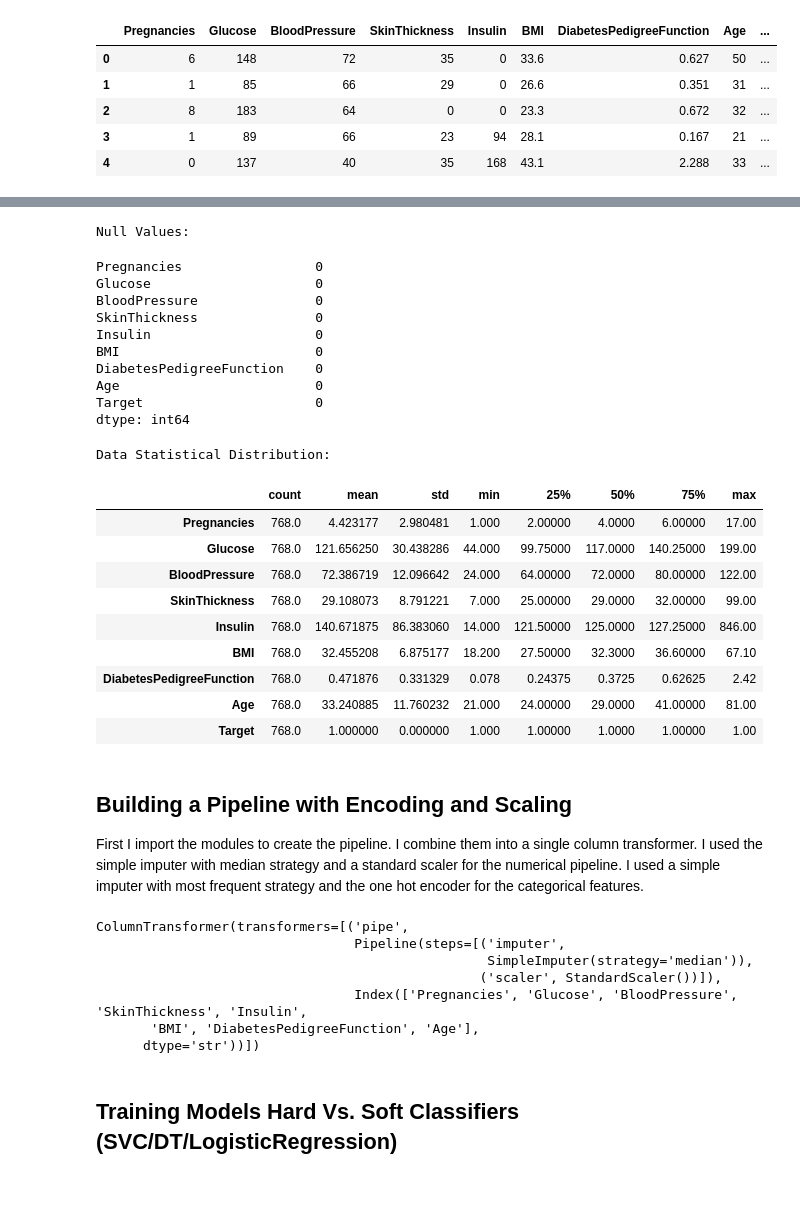
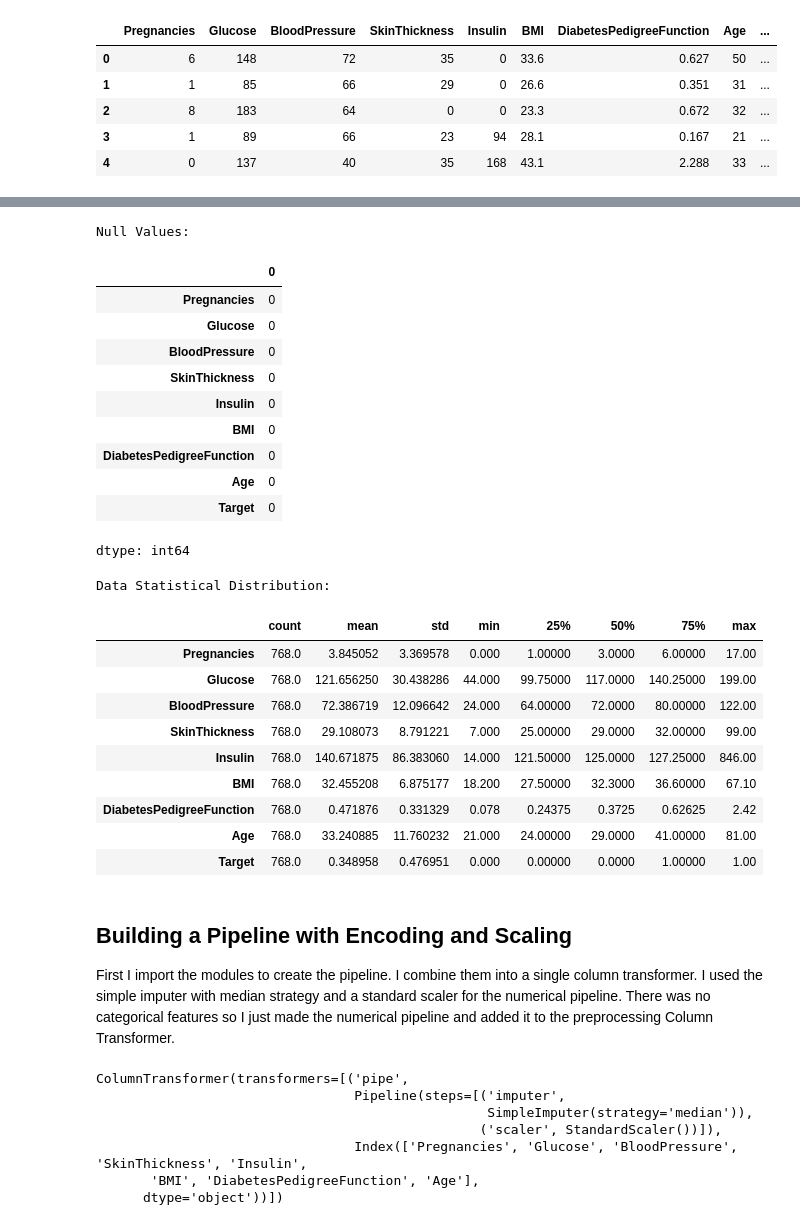
Before and after one commit to nickkraus52/MachineLearning, a Jupyter notebook: HW5/diabetes.ipynb, the cells around one changed output, grey strips where cells are left out. Saved outputs shown, nothing was run; the diff lists cells and outputs as text; code cells hidden in the pictures; blank space fills up the shorter version.

```diff
--- a/HW5/diabetes.ipynb
+++ b/HW5/diabetes.ipynb
@@ -201,45 +182,46 @@ dtype: int64
 # %%
 from sklearn.impute import SimpleImputer
 from sklearn.base import clone
 
-df = df.replace(0, np.nan)
+df[['Glucose', 'BloodPressure', 'SkinThickness', 'Insulin', 'BMI']] = df[['Glucose', 'BloodPressure', 'SkinThickness', 'Insulin', 'BMI']].replace(0, np.nan)
 
 imputer = SimpleImputer(strategy='median')
 
 sample_df = pd.DataFrame(imputer.fit_transform(df), columns=df.columns)
 
 print('\nNull Values: ')
 display(sample_df.isnull().sum())
 
 print('\nData Statistical Distribution: ')
 display(sample_df.describe().T)
 # %% [output]
 Null Values:
+|  | 0 |
+| Pregnancies | 0 |
+| Glucose | 0 |
+| BloodPressure | 0 |
+| SkinThickness | 0 |
+| Insulin | 0 |
+| BMI | 0 |
+| DiabetesPedigreeFunction | 0 |
+| Age | 0 |
+| Target | 0 |
-Pregnancies                 0
-Glucose                     0
-BloodPressure               0
-SkinThickness               0
-Insulin                     0
-BMI                         0
-DiabetesPedigreeFunction    0
-Age                         0
-Target                      0
 dtype: int64
 Data Statistical Distribution:
-|  | count | mean | std | min | 25% | 50% | 75% | max |
-| Pregnancies | 768.0 | 4.423177 | 2.980481 | 1.000 | 2.00000 | 4.0000 | 6.00000 | 17.00 |
-| Glucose | 768.0 | 121.656250 | 30.438286 | 44.000 | 99.75000 | 117.0000 | 140.25000 | 199.00 |
-| BloodPressure | 768.0 | 72.386719 | 12.096642 | 24.000 | 64.00000 | 72.0000 | 80.00000 | 122.00 |
-| SkinThickness | 768.0 | 29.108073 | 8.791221 | 7.000 | 25.00000 | 29.0000 | 32.00000 | 99.00 |
-| Insulin | 768.0 | 140.671875 | 86.383060 | 14.000 | 121.50000 | 125.0000 | 127.25000 | 846.00 |
-| BMI | 768.0 | 32.455208 | 6.875177 | 18.200 | 27.50000 | 32.3000 | 36.60000 | 67.10 |
-| DiabetesPedigreeFunction | 768.0 | 0.471876 | 0.331329 | 0.078 | 0.24375 | 0.3725 | 0.62625 | 2.42 |
-| Age | 768.0 | 33.240885 | 11.760232 | 21.000 | 24.00000 | 29.0000 | 41.00000 | 81.00 |
-| Target | 768.0 | 1.000000 | 0.000000 | 1.000 | 1.00000 | 1.0000 | 1.00000 | 1.00 |
+|  | count | mean | std | min | 25% | 50% | 75% | max |
+| Pregnancies | 768.0 | 3.845052 | 3.369578 | 0.000 | 1.00000 | 3.0000 | 6.00000 | 17.00 |
+| Glucose | 768.0 | 121.656250 | 30.438286 | 44.000 | 99.75000 | 117.0000 | 140.25000 | 199.00 |
+| BloodPressure | 768.0 | 72.386719 | 12.096642 | 24.000 | 64.00000 | 72.0000 | 80.00000 | 122.00 |
+| SkinThickness | 768.0 | 29.108073 | 8.791221 | 7.000 | 25.00000 | 29.0000 | 32.00000 | 99.00 |
+| Insulin | 768.0 | 140.671875 | 86.383060 | 14.000 | 121.50000 | 125.0000 | 127.25000 | 846.00 |
+| BMI | 768.0 | 32.455208 | 6.875177 | 18.200 | 27.50000 | 32.3000 | 36.60000 | 67.10 |
+| DiabetesPedigreeFunction | 768.0 | 0.471876 | 0.331329 | 0.078 | 0.24375 | 0.3725 | 0.62625 | 2.42 |
+| Age | 768.0 | 33.240885 | 11.760232 | 21.000 | 24.00000 | 29.0000 | 41.00000 | 81.00 |
+| Target | 768.0 | 0.348958 | 0.476951 | 0.000 | 0.00000 | 0.0000 | 1.00000 | 1.00 |
 # %% [markdown]
 ## Building a Pipeline with Encoding and Scaling
 
-First I import the modules to create the pipeline. I combine them into a single column transformer. I used the simple imputer with median strategy and a standard scaler for the numerical pipeline. I used a simple imputer with most frequent strategy and the one hot encoder for the categorical features.
+First I import the modules to create the pipeline. I combine them into a single column transformer. I used the simple imputer with median strategy and a standard scaler for the numerical pipeline. There was no categorical features so I just made the numerical pipeline and added it to the preprocessing Column Transformer.
 # %%
 from sklearn.model_selection import train_test_split
 from sklearn.preprocessing import StandardScaler
@@ -268,6 +250,4 @@ ColumnTransformer(transformers=[('pipe',
                                                  ('scaler', StandardScaler())]),
                                  Index(['Pregnancies', 'Glucose', 'BloodPressure', 'SkinThickness', 'Insulin',
        'BMI', 'DiabetesPedigreeFunction', 'Age'],
-      dtype='str'))])
+      dtype='object'))])
-# %% [markdown]
-## Training Models Hard Vs. Soft Classifiers (SVC/DT/LogisticRegression)
```
Also changed, not shown: parts of 14 cells of this notebook.
